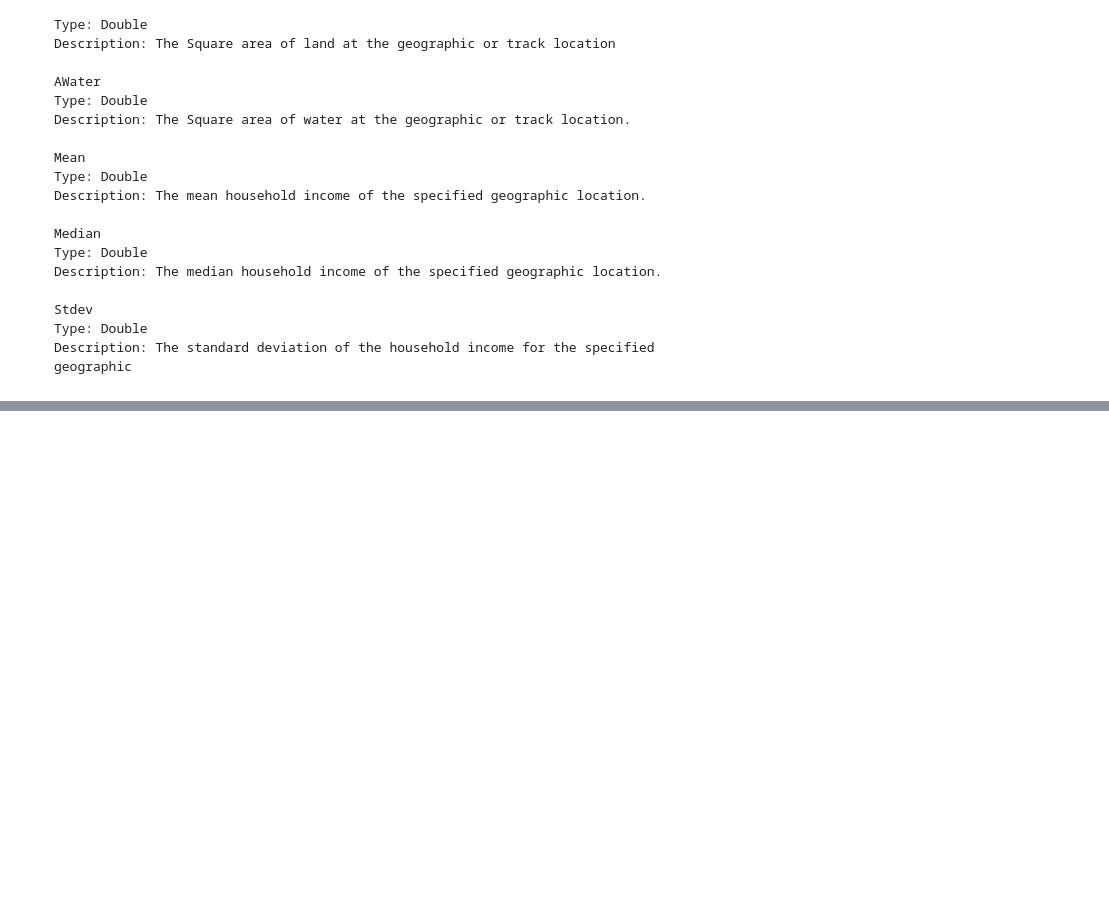
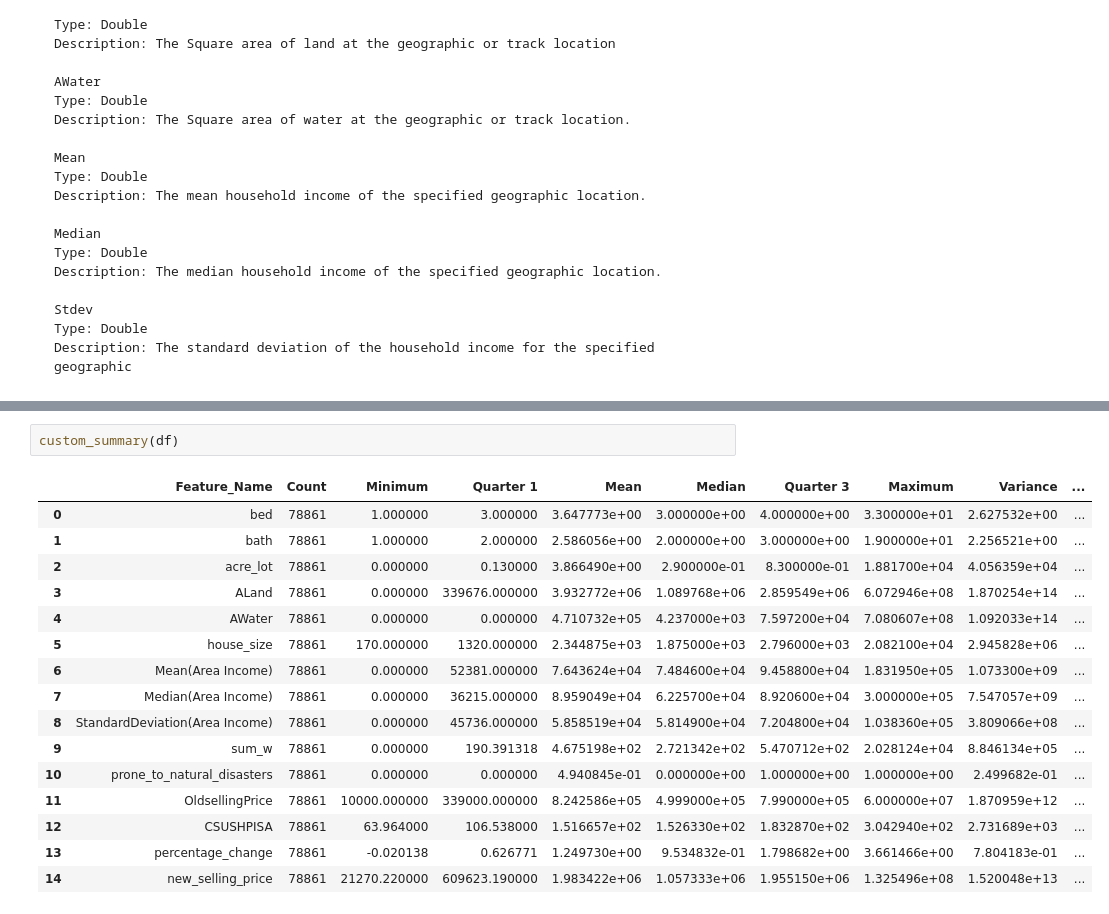
Before and after one commit to drigger091/home-llc-task-2, a Jupyter notebook: Model_implementation.ipynb, the cells around one changed output, grey strips where cells are left out. Cells and saved outputs as stored; diff of their text form; blank space fills up the shorter version.

```diff
--- a/Model_implementation.ipynb
+++ b/Model_implementation.ipynb
@@ -87,0 +211,19 @@ df.head()
+# %%
+custom_summary(df)
+# %% [output]
+|  | Feature_Name | Count | Minimum | Quarter 1 | Mean | Median | Quarter 3 | Maximum | Variance | ... |
+| 0 | bed | 78861 | 1.000000 | 3.000000 | 3.647773e+00 | 3.000000e+00 | 4.000000e+00 | 3.300000e+01 | 2.627532e+00 | ... |
+| 1 | bath | 78861 | 1.000000 | 2.000000 | 2.586056e+00 | 2.000000e+00 | 3.000000e+00 | 1.900000e+01 | 2.256521e+00 | ... |
+| 2 | acre_lot | 78861 | 0.000000 | 0.130000 | 3.866490e+00 | 2.900000e-01 | 8.300000e-01 | 1.881700e+04 | 4.056359e+04 | ... |
+| 3 | ALand | 78861 | 0.000000 | 339676.000000 | 3.932772e+06 | 1.089768e+06 | 2.859549e+06 | 6.072946e+08 | 1.870254e+14 | ... |
+| 4 | AWater | 78861 | 0.000000 | 0.000000 | 4.710732e+05 | 4.237000e+03 | 7.597200e+04 | 7.080607e+08 | 1.092033e+14 | ... |
+| 5 | house_size | 78861 | 170.000000 | 1320.000000 | 2.344875e+03 | 1.875000e+03 | 2.796000e+03 | 2.082100e+04 | 2.945828e+06 | ... |
+| 6 | Mean(Area Income) | 78861 | 0.000000 | 52381.000000 | 7.643624e+04 | 7.484600e+04 | 9.458800e+04 | 1.831950e+05 | 1.073300e+09 | ... |
+| 7 | Median(Area Income) | 78861 | 0.000000 | 36215.000000 | 8.959049e+04 | 6.225700e+04 | 8.920600e+04 | 3.000000e+05 | 7.547057e+09 | ... |
+| 8 | StandardDeviation(Area Income) | 78861 | 0.000000 | 45736.000000 | 5.858519e+04 | 5.814900e+04 | 7.204800e+04 | 1.038360e+05 | 3.809066e+08 | ... |
+| 9 | sum_w | 78861 | 0.000000 | 190.391318 | 4.675198e+02 | 2.721342e+02 | 5.470712e+02 | 2.028124e+04 | 8.846134e+05 | ... |
+| 10 | prone_to_natural_disasters | 78861 | 0.000000 | 0.000000 | 4.940845e-01 | 0.000000e+00 | 1.000000e+00 | 1.000000e+00 | 2.499682e-01 | ... |
+| 11 | OldsellingPrice | 78861 | 10000.000000 | 339000.000000 | 8.242586e+05 | 4.999000e+05 | 7.990000e+05 | 6.000000e+07 | 1.870959e+12 | ... |
+| 12 | CSUSHPISA | 78861 | 63.964000 | 106.538000 | 1.516657e+02 | 1.526330e+02 | 1.832870e+02 | 3.042940e+02 | 2.731689e+03 | ... |
+| 13 | percentage_change | 78861 | -0.020138 | 0.626771 | 1.249730e+00 | 9.534832e-01 | 1.798682e+00 | 3.661466e+00 | 7.804183e-01 | ... |
+| 14 | new_selling_price | 78861 | 21270.220000 | 609623.190000 | 1.983422e+06 | 1.057333e+06 | 1.955150e+06 | 1.325496e+08 | 1.520048e+13 | ... |
```
Also changed, not shown: parts of 7 cells of this notebook, 1 other file.
